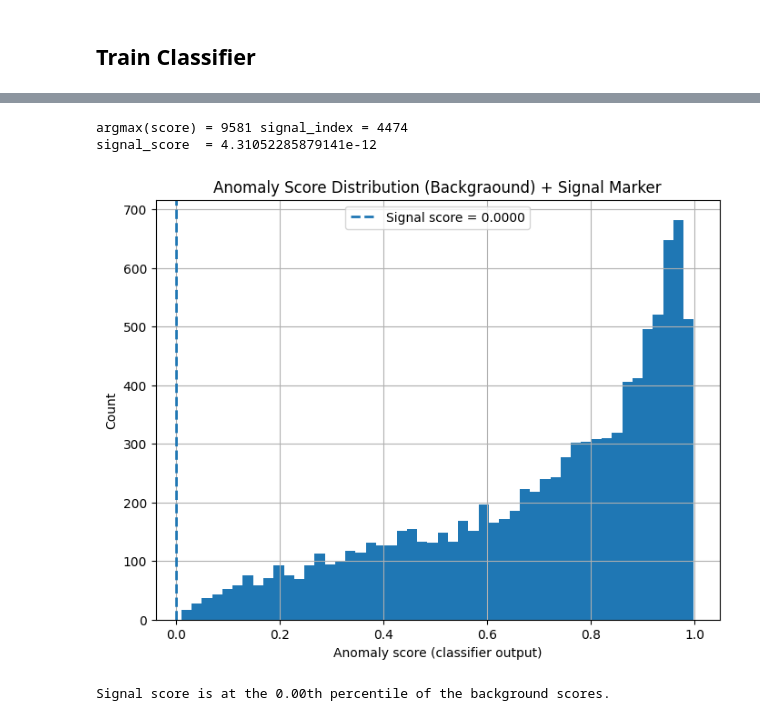
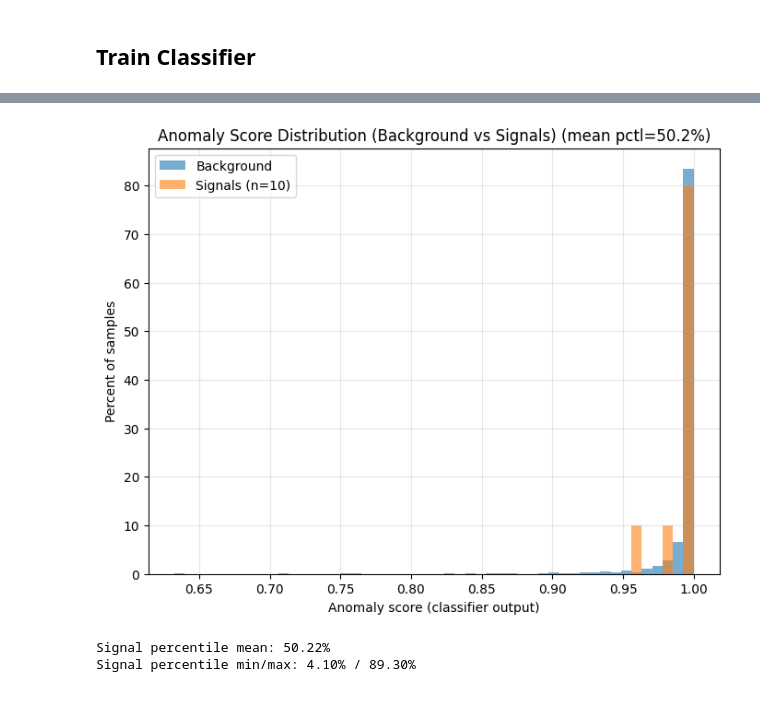
Before and after one commit to KrishWu/ranode, a Jupyter notebook: notebooks/gw_classifier.ipynb, the cells around one changed output, grey strips where cells are left out. Saved outputs shown, nothing was run; the diff lists cells and outputs as text; code cells hidden in the pictures.

Commit message:
Added ability to inject multiple signals, updated anomaly score distribution graph for multiple signals, and normalized the score distribution plots so that all the signals can be seen

```diff
--- a/notebooks/gw_classifier.ipynb
+++ b/notebooks/gw_classifier.ipynb
@@ -594,33 +598,40 @@ def anomaly_scores_classifier(model, h_windows, l_windows, t_cond, batch_size=51
     return torch.cat(scores, dim=0)
 
 scores_eval = anomaly_scores_classifier(clf, train_hn, train_ln, train_t)
-print("argmax(score) =", scores_eval.argmax().item(), "signal_index =", labels.argmax().item())
-print("signal_score  =", float(scores_eval[labels == 1]))
-# %% [output]
-argmax(score) = 9581 signal_index = 4474
-signal_score  = 4.31052285879141e-12
 # %%
 scores_np = scores_eval.detach().cpu().numpy() if hasattr(scores_eval, "detach") else np.asarray(scores_eval)
 
 bg_scores = scores_np[labels == 0]
-sig_score = float(scores_np[labels == 1])
+sig_scores = scores_np[labels == 1]
 
-plt.figure(figsize=(8,6))
-plt.hist(bg_scores, bins=50)
-plt.axvline(sig_score, linestyle="--", linewidth=2, label=f"Signal score = {sig_score:.4f}")
+bins = 50
+all_scores = np.concatenate([bg_scores, sig_scores]) if len(sig_scores) else bg_scores
+bin_edges = np.histogram_bin_edges(all_scores, bins=bins)
+
+bg_weights = np.ones_like(bg_scores) * (100.0 / len(bg_scores)) if len(bg_scores) else None
+sig_weights = np.ones_like(sig_scores) * (100.0 / len(sig_scores)) if len(sig_scores) else None
+
+sig_percentiles = [(bg_scores < s).mean() * 100 for s in sig_scores]
+mean_pct = float(np.mean(sig_percentiles)) if len(sig_scores) else float("nan")
+
+plt.figure(figsize=(8, 6))
+plt.hist(bg_scores, bins=bin_edges, weights=bg_weights, alpha=0.6, label="Background")
+if len(sig_scores):
+    plt.hist(sig_scores, bins=bin_edges, weights=sig_weights, alpha=0.6, label=f"Signals (n={len(sig_scores)})")
 plt.xlabel("Anomaly score (classifier output)")
-plt.ylabel("Count")
-plt.title("Anomaly Score Distribution (Backgraound) + Signal Marker")
+plt.ylabel("Percent of samples")
+plt.title(f"Anomaly Score Distribution (Background vs Signals) (mean pctl={mean_pct:.1f}%)")
 plt.legend()
-plt.grid(True)
+plt.grid(True, alpha=0.3)
 plt.show()
 
-# Optional quick diagnostic: where signal sits in bg distribution
-percentile = 100.0 * (bg_scores < sig_score).mean()
-print(f"Signal score is at the {percentile:.2f}th percentile of the background scores.")
+if len(sig_scores):
+    print(f"Signal percentile mean: {mean_pct:.2f}%")
+    print(f"Signal percentile min/max: {min(sig_percentiles):.2f}% / {max(sig_percentiles):.2f}%")
 # %% [output]
-[figure, old version]
+[figure, new version]
-Signal score is at the 0.00th percentile of the background scores.
+Signal percentile mean: 50.22%
+Signal percentile min/max: 4.10% / 89.30%
 # %%
 # Convert scores to a NumPy array
 scores = scores_eval.detach().cpu().numpy() if hasattr(scores_eval, "detach") else np.asarray(scores_eval)
```
Also changed, not shown: parts of 9 cells of this notebook.
